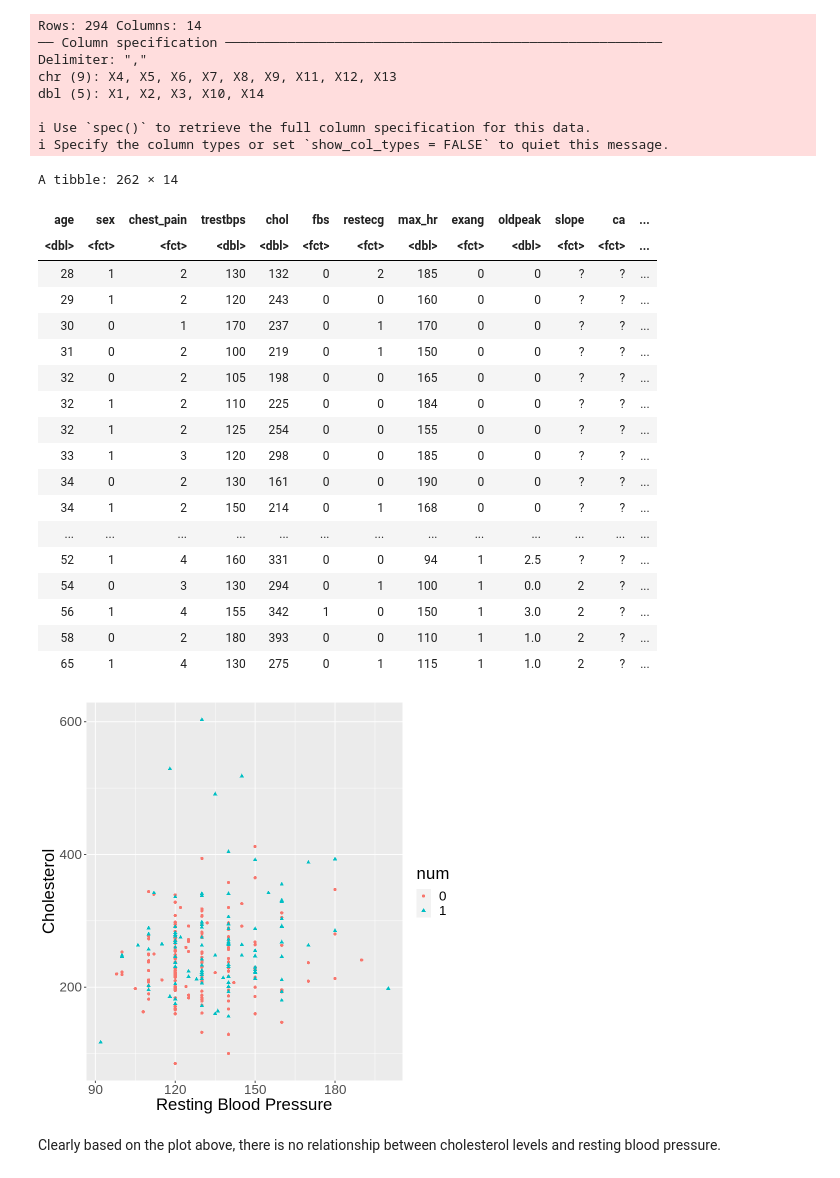
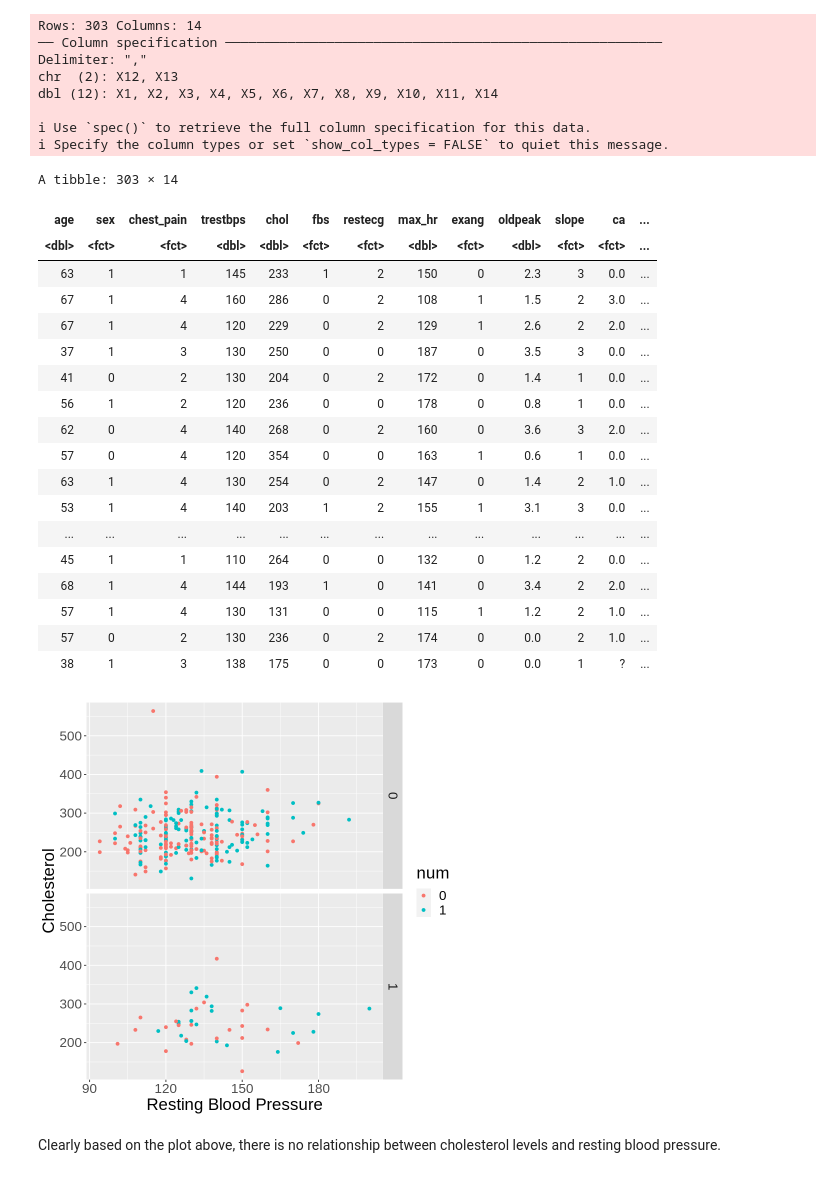
Before and after one commit to xonew/DSCI-100-002-Group-26, a Jupyter notebook: Cleaning.ipynb, the cells around one changed output. Saved outputs shown, nothing was run; the diff lists cells and outputs as text; code cells hidden in the pictures.

Commit message:
Changed dataset to cleveland

```diff
--- a/Cleaning.ipynb
+++ b/Cleaning.ipynb
@@ -1,56 +1,57 @@
 # %%
 library(tidyverse)
-heart_data <- read_delim('Data/processed.hungarian.data', col_names = FALSE) |> as_tibble()
+heart_data <- read_delim('Data/processed.cleveland.data', col_names = FALSE) |> as_tibble()
 #reads the raw data and converts it into a tibble with no column names
 colnames(heart_data) <- c('age', 'sex', 'chest_pain', 'trestbps', 'chol', 'fbs', 'restecg', 'max_hr',
               'exang', 'oldpeak', 'slope', 'ca', 'thal', 'num')
 #assigns names to the columns based on information from the website
-heart_data <- mutate(heart_data, sex = as.factor(sex), chest_pain = as.factor(chest_pain), num = as.factor(num),
-    fbs = as.factor(fbs), restecg = as.factor(restecg), exang = as.factor(exang), thal = as.factor(thal),
-    slope = as.factor(slope), ca = as.factor(ca)) |>
+heart_data <- mutate(heart_data, sex = as.factor(sex), chest_pain = as.factor(chest_pain),
+    num = replace(num, num > 0, 1), num = as.factor(num), fbs = as.factor(fbs), restecg = as.factor(restecg),
+    exang = as.factor(exang), thal = as.factor(thal), slope = as.factor(slope), ca = as.factor(ca)) |>
 #converts all categorical attributes into factors
-filter(chol != '?', trestbps != '?', max_hr != '?', fbs != '?') |>
+filter(chol != '?', trestbps != '?', fbs != '?') |>
 #removes missing values from the cholesterol, resting blood pressure, fasting blood sugar and maximum
 #heart rate columns
-mutate(chol = as.double(chol), trestbps = as.double(trestbps), max_hr = as.double(max_hr))
+mutate(chol = as.double(chol), trestbps = as.double(trestbps))
 #converts all numerical attributes into doubles
 heart_data
 # %% [output]
-Rows: 294 Columns: 14
+Rows: 303 Columns: 14
 ── Column specification ────────────────────────────────────────────────────────
 Delimiter: ","
-chr (9): X4, X5, X6, X7, X8, X9, X11, X12, X13
-dbl (5): X1, X2, X3, X10, X14
+chr  (2): X12, X13
+dbl (12): X1, X2, X3, X4, X5, X6, X7, X8, X9, X10, X11, X14
 
 ℹ Use `spec()` to retrieve the full column specification for this data.
 ℹ Specify the column types or set `show_col_types = FALSE` to quiet this message.
-A tibble: 262 × 14
+A tibble: 303 × 14
 | age | sex | chest_pain | trestbps | chol | fbs | restecg | max_hr | exang | oldpeak | slope | ca | ... |
 | <dbl> | <fct> | <fct> | <dbl> | <dbl> | <fct> | <fct> | <dbl> | <fct> | <dbl> | <fct> | <fct> | ... |
-| 28 | 1 | 2 | 130 | 132 | 0 | 2 | 185 | 0 | 0 | ? | ? | ... |
-| 29 | 1 | 2 | 120 | 243 | 0 | 0 | 160 | 0 | 0 | ? | ? | ... |
-| 30 | 0 | 1 | 170 | 237 | 0 | 1 | 170 | 0 | 0 | ? | ? | ... |
-| 31 | 0 | 2 | 100 | 219 | 0 | 1 | 150 | 0 | 0 | ? | ? | ... |
-| 32 | 0 | 2 | 105 | 198 | 0 | 0 | 165 | 0 | 0 | ? | ? | ... |
-| 32 | 1 | 2 | 110 | 225 | 0 | 0 | 184 | 0 | 0 | ? | ? | ... |
-| 32 | 1 | 2 | 125 | 254 | 0 | 0 | 155 | 0 | 0 | ? | ? | ... |
-| 33 | 1 | 3 | 120 | 298 | 0 | 0 | 185 | 0 | 0 | ? | ? | ... |
-| 34 | 0 | 2 | 130 | 161 | 0 | 0 | 190 | 0 | 0 | ? | ? | ... |
-| 34 | 1 | 2 | 150 | 214 | 0 | 1 | 168 | 0 | 0 | ? | ? | ... |
+| 63 | 1 | 1 | 145 | 233 | 1 | 2 | 150 | 0 | 2.3 | 3 | 0.0 | ... |
+| 67 | 1 | 4 | 160 | 286 | 0 | 2 | 108 | 1 | 1.5 | 2 | 3.0 | ... |
+| 67 | 1 | 4 | 120 | 229 | 0 | 2 | 129 | 1 | 2.6 | 2 | 2.0 | ... |
+| 37 | 1 | 3 | 130 | 250 | 0 | 0 | 187 | 0 | 3.5 | 3 | 0.0 | ... |
+| 41 | 0 | 2 | 130 | 204 | 0 | 2 | 172 | 0 | 1.4 | 1 | 0.0 | ... |
+| 56 | 1 | 2 | 120 | 236 | 0 | 0 | 178 | 0 | 0.8 | 1 | 0.0 | ... |
+| 62 | 0 | 4 | 140 | 268 | 0 | 2 | 160 | 0 | 3.6 | 3 | 2.0 | ... |
+| 57 | 0 | 4 | 120 | 354 | 0 | 0 | 163 | 1 | 0.6 | 1 | 0.0 | ... |
+| 63 | 1 | 4 | 130 | 254 | 0 | 2 | 147 | 0 | 1.4 | 2 | 1.0 | ... |
+| 53 | 1 | 4 | 140 | 203 | 1 | 2 | 155 | 1 | 3.1 | 3 | 0.0 | ... |
 | ... | ... | ... | ... | ... | ... | ... | ... | ... | ... | ... | ... | ... |
-| 52 | 1 | 4 | 160 | 331 | 0 | 0 | 94 | 1 | 2.5 | ? | ? | ... |
-| 54 | 0 | 3 | 130 | 294 | 0 | 1 | 100 | 1 | 0.0 | 2 | ? | ... |
-| 56 | 1 | 4 | 155 | 342 | 1 | 0 | 150 | 1 | 3.0 | 2 | ? | ... |
-| 58 | 0 | 2 | 180 | 393 | 0 | 0 | 110 | 1 | 1.0 | 2 | ? | ... |
-| 65 | 1 | 4 | 130 | 275 | 0 | 1 | 115 | 1 | 1.0 | 2 | ? | ... |
+| 45 | 1 | 1 | 110 | 264 | 0 | 0 | 132 | 0 | 1.2 | 2 | 0.0 | ... |
+| 68 | 1 | 4 | 144 | 193 | 1 | 0 | 141 | 0 | 3.4 | 2 | 2.0 | ... |
+| 57 | 1 | 4 | 130 | 131 | 0 | 0 | 115 | 1 | 1.2 | 2 | 1.0 | ... |
+| 57 | 0 | 2 | 130 | 236 | 0 | 2 | 174 | 0 | 0.0 | 2 | 1.0 | ... |
+| 38 | 1 | 3 | 138 | 175 | 0 | 0 | 173 | 0 | 0.0 | 1 | ? | ... |
 # %%
 heart_plot_chol_bps <- heart_data |>
-                ggplot(aes(x = trestbps, y = chol, color = num, shape = num)) +
+                ggplot(aes(x = trestbps, y = chol, color = num)) +
                 geom_point() +
                 theme(text = element_text(size = 20)) +
+                facet_grid(rows = vars(fbs)) +
                 labs (x = 'Resting Blood Pressure', y = "Cholesterol")
 heart_plot_chol_bps
 # %% [output]
-[figure, old version]
+[figure, new version]
 # %% [markdown]
 Clearly based on the plot above, there is no relationship between cholesterol levels and resting blood pressure.
```
